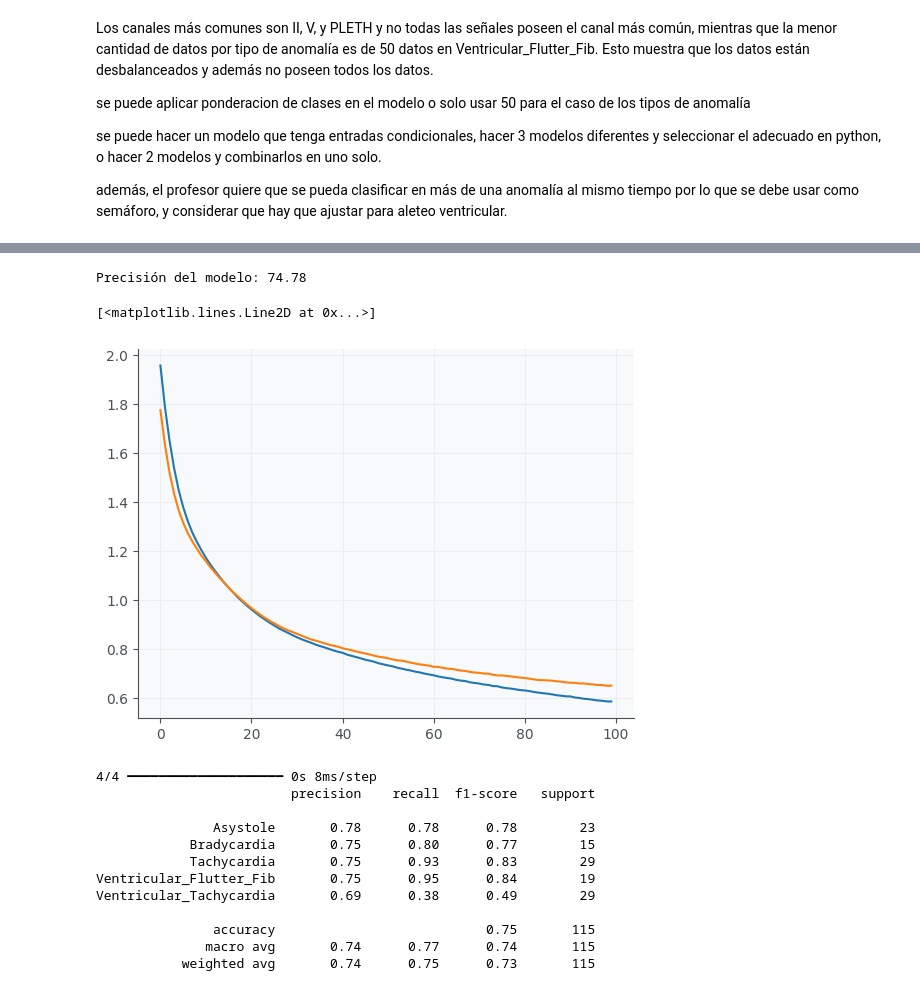
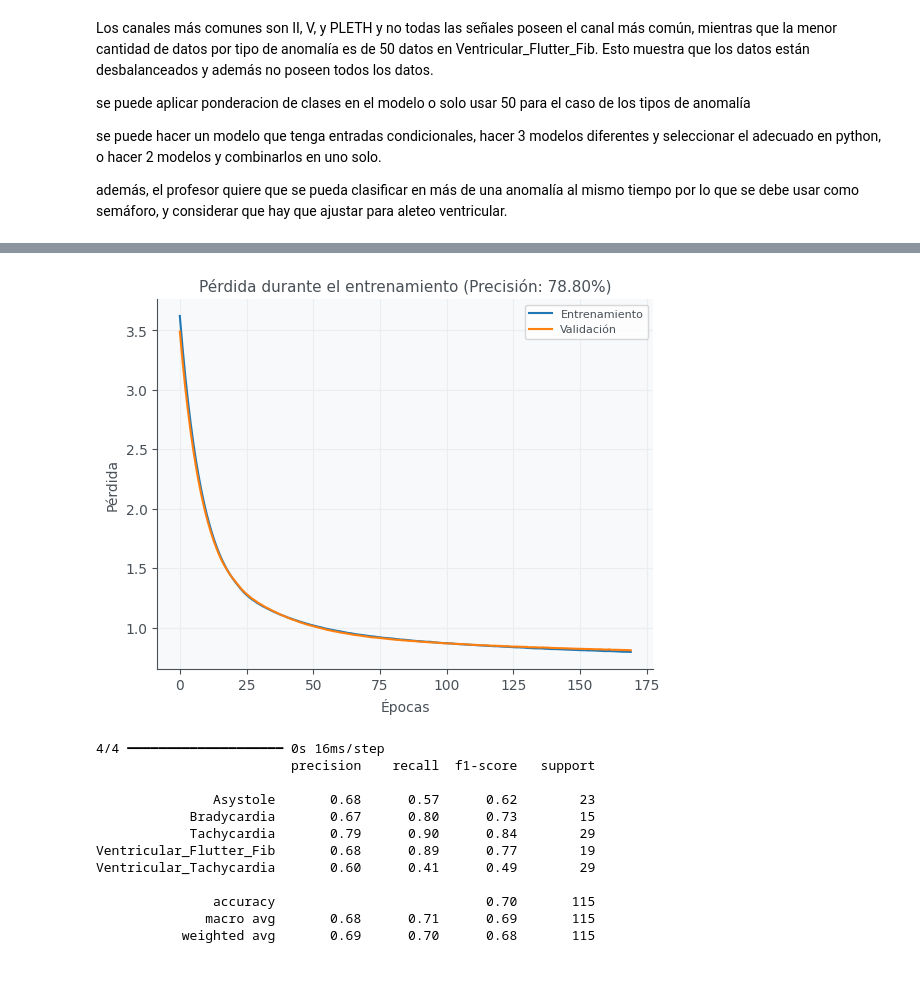
Before and after one commit to vynzk/UCIprojA-main, a Jupyter notebook: Informe_TCD4.ipynb, the cells around one changed output, grey strips where cells are left out. Saved outputs shown, nothing was run; the diff lists cells and outputs as text; code cells hidden in the pictures.

```diff
--- a/Informe_TCD4.ipynb
+++ b/Informe_TCD4.ipynb
@@ -1088,10 +1016,14 @@ X_train, X_val, y_train, y_val = train_test_split(X_train, y_train, test_size=0.
 # ===============================
 # 6. Crear el modelo
 # ===============================
+from tensorflow.keras.regularizers import l2
+
+#model.add(Dense(units=64, activation='relu', kernel_regularizer=l2(0.01)))
+
 # Crear la capa de entrada
 input_layer = Input(shape=(10,))
 # Crear la capa oculta
-hidden_layer = Dense(8, activation='relu')(input_layer)
+hidden_layer = Dense(8, activation='relu', kernel_regularizer=l2(0.20))(input_layer)
 # Crear la capa de salida
 output_layer = Dense(5, activation='softmax')(hidden_layer)
 
@@ -1107,8 +1039,5 @@ model.compile(optimizer='adam', loss='categorical_crossentropy', metrics=['accur
 # Asegurarse de que las formas de los datos de entrada sean compatibles con el modelo
 
 # Entrenar el modelo
-history = model.fit(X_train, y_train, epochs=1000, batch_size=16, validation_data=(X_val, y_val))
-
-# Mostrar la precisión del modelo
-_, accuracy = model.evaluate(X_test, y_test)
+history = model.fit(X_train, y_train, epochs=170, batch_size=16, validation_data=(X_val, y_val))
 # %% [output]
@@ -1132,19 +1061,18 @@ Epoch 100/100
-# %%
-# ===============================
-# 8. Visualización de resultados
-# ===============================
-# Mostrar la precisión del modelo
-print('Precisión del modelo: %.2f' % (accuracy*100))
-
-# Mostrar la pérdida del modelo
-plt.plot(history.history['loss'], label='loss')
-
-# Mostrar la pérdida de validación del modelo
-plt.plot(history.history['val_loss'], label = 'val_loss')
-# %% [output]
-Precisión del modelo: 74.78
-[<matplotlib.lines.Line2D at 0x...>]
-[figure, removed]
+# %%
+import matplotlib.pyplot as plt
+# calcular porcentaje de precisión
+accuracy = history.history['accuracy'][-1] * 100
+
+# Graficar pérdidas
+plt.plot(history.history['loss'], label='Entrenamiento')
+plt.plot(history.history['val_loss'], label='Validación')
+plt.title(f'Pérdida durante el entrenamiento (Precisión: {accuracy:.2f}%)')
+plt.xlabel('Épocas')
+plt.ylabel('Pérdida')
+plt.legend()
+plt.show()
+# %% [output]
+[figure, added]
 # %%
 # mostrar la precisión del modelo por cada categoría con su nombre
 y_pred = model.predict(X_test)
@@ -1153,15 +1081,15 @@ if y_test.ndim > 1:
 	y_test = np.argmax(y_test, axis=1)
 print(classification_report(y_test, y_pred, target_names=lb.classes_))
 # %% [output]
-4/4 ━━━━━━━━━━━━━━━━━━━━ 0s 8ms/step
+4/4 ━━━━━━━━━━━━━━━━━━━━ 0s 16ms/step
                          precision    recall  f1-score   support
 
-               Asystole       0.78      0.78      0.78        23
-            Bradycardia       0.75      0.80      0.77        15
-            Tachycardia       0.75      0.93      0.83        29
-Ventricular_Flutter_Fib       0.75      0.95      0.84        19
-Ventricular_Tachycardia       0.69      0.38      0.49        29
+               Asystole       0.68      0.57      0.62        23
+            Bradycardia       0.67      0.80      0.73        15
+            Tachycardia       0.79      0.90      0.84        29
+Ventricular_Flutter_Fib       0.68      0.89      0.77        19
+Ventricular_Tachycardia       0.60      0.41      0.49        29
 
-               accuracy                           0.75       115
-              macro avg       0.74      0.77      0.74       115
-           weighted avg       0.74      0.75      0.73       115
+               accuracy                           0.70       115
+              macro avg       0.68      0.71      0.69       115
+           weighted avg       0.69      0.70      0.68       115
```
Also changed, not shown: parts of 10 cells of this notebook.
